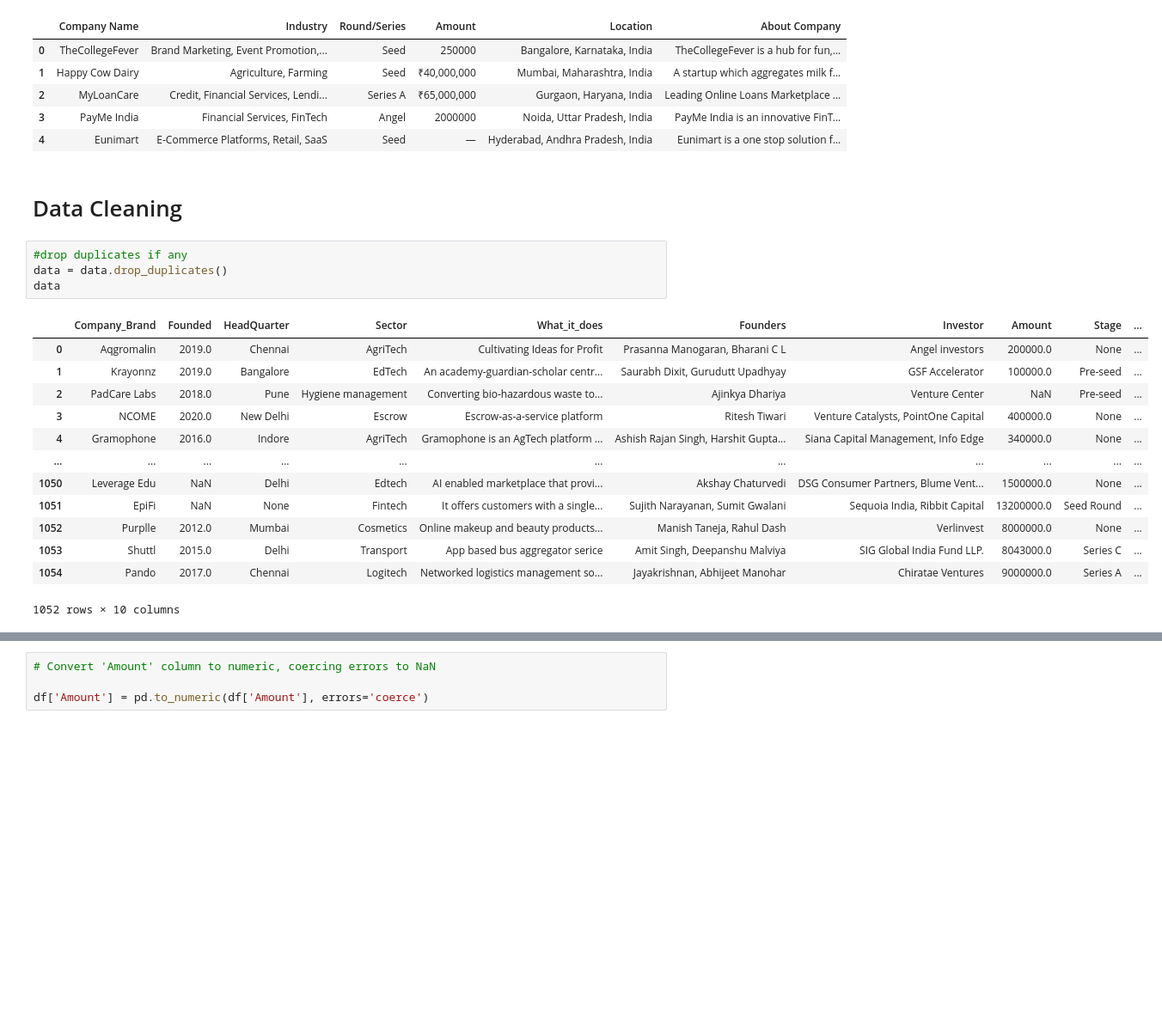
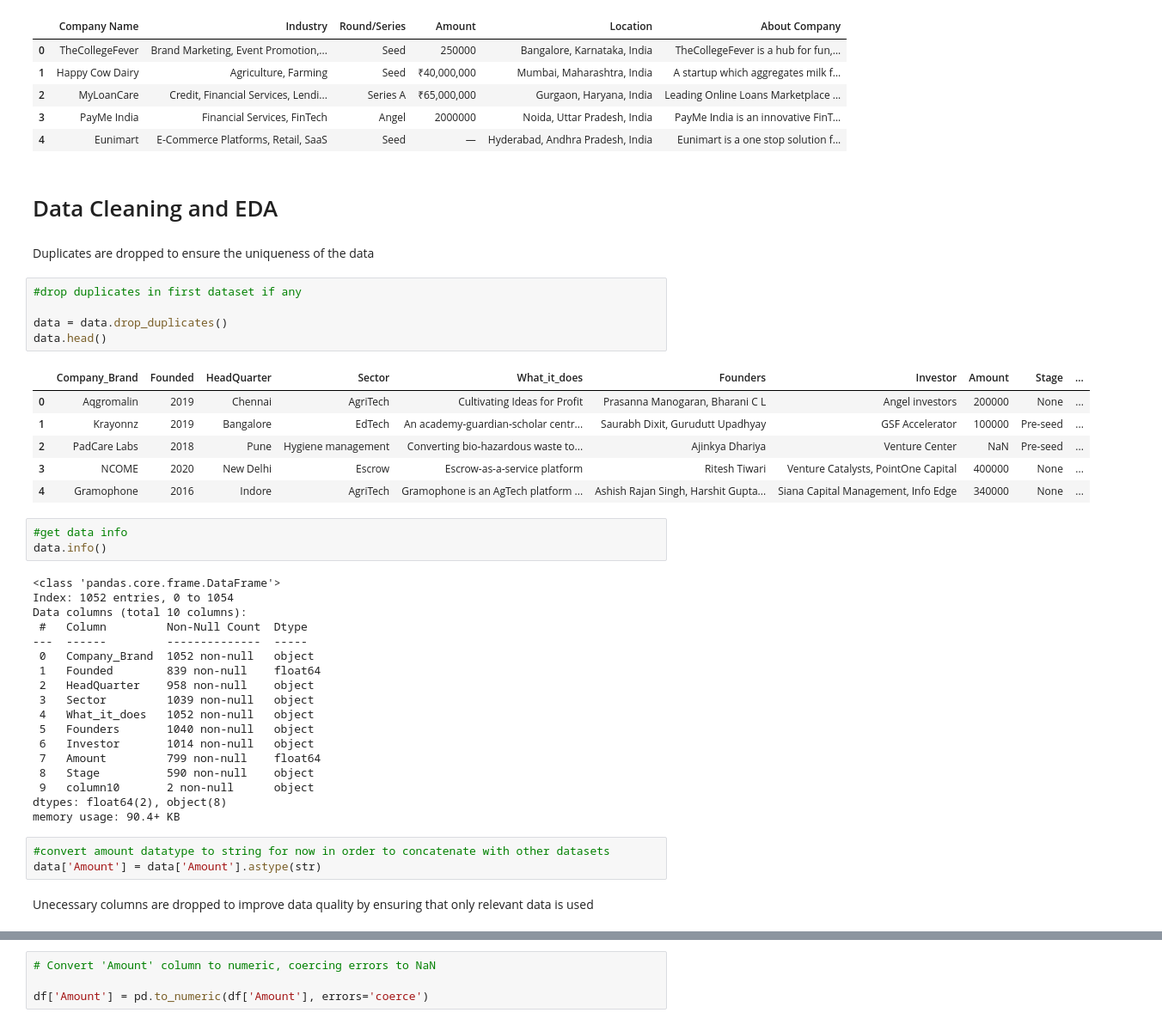
Before and after one commit to aaserwaa/Indian-Startup-Funding-Analysis, a Jupyter notebook: lp-1.ipynb, the cells around one changed output, grey strips where cells are left out. Shown at 86% size. Cells and saved outputs as stored; diff of their text form; blank space fills up the shorter version.

```diff
--- a/lp-1.ipynb
+++ b/lp-1.ipynb
@@ -133,24 +140,46 @@ data3.head()
 | 3 | PayMe India | Financial Services, FinTech | Angel | 2000000 | Noida, Uttar Pradesh, India | PayMe India is an innovative FinT... |
 | 4 | Eunimart | E-Commerce Platforms, Retail, SaaS | Seed | — | Hyderabad, Andhra Pradesh, India | Eunimart is a one stop solution f... |
 # %% [markdown]
-# Data Cleaning
+# Data Cleaning and EDA
+# %% [markdown]
+Duplicates are dropped to ensure the uniqueness of the data
 # %%
-#drop duplicates if any
+#drop duplicates in first dataset if any
+
 data = data.drop_duplicates()
-data
+data.head()
 # %% [output]
 |  | Company_Brand | Founded | HeadQuarter | Sector | What_it_does | Founders | Investor | Amount | Stage | ... |
-| 0 | Aqgromalin | 2019.0 | Chennai | AgriTech | Cultivating Ideas for Profit | Prasanna Manogaran, Bharani C L | Angel investors | 200000.0 | None | ... |
-| 1 | Krayonnz | 2019.0 | Bangalore | EdTech | An academy-guardian-scholar centr... | Saurabh Dixit, Gurudutt Upadhyay | GSF Accelerator | 100000.0 | Pre-seed | ... |
-| 2 | PadCare Labs | 2018.0 | Pune | Hygiene management | Converting bio-hazardous waste to... | Ajinkya Dhariya | Venture Center | NaN | Pre-seed | ... |
-| 3 | NCOME | 2020.0 | New Delhi | Escrow | Escrow-as-a-service platform | Ritesh Tiwari | Venture Catalysts, PointOne Capital | 400000.0 | None | ... |
-| 4 | Gramophone | 2016.0 | Indore | AgriTech | Gramophone is an AgTech platform ... | Ashish Rajan Singh, Harshit Gupta... | Siana Capital Management, Info Edge | 340000.0 | None | ... |
-| ... | ... | ... | ... | ... | ... | ... | ... | ... | ... | ... |
-| 1050 | Leverage Edu | NaN | Delhi | Edtech | AI enabled marketplace that provi... | Akshay Chaturvedi | DSG Consumer Partners, Blume Vent... | 1500000.0 | None | ... |
-| 1051 | EpiFi | NaN | None | Fintech | It offers customers with a single... | Sujith Narayanan, Sumit Gwalani | Sequoia India, Ribbit Capital | 13200000.0 | Seed Round | ... |
-| 1052 | Purplle | 2012.0 | Mumbai | Cosmetics | Online makeup and beauty products... | Manish Taneja, Rahul Dash | Verlinvest | 8000000.0 | None | ... |
-| 1053 | Shuttl | 2015.0 | Delhi | Transport | App based bus aggregator serice | Amit Singh, Deepanshu Malviya | SIG Global India Fund LLP. | 8043000.0 | Series C | ... |
-| 1054 | Pando | 2017.0 | Chennai | Logitech | Networked logistics management so... | Jayakrishnan, Abhijeet Manohar | Chiratae Ventures | 9000000.0 | Series A | ... |
+| 0 | Aqgromalin | 2019 | Chennai | AgriTech | Cultivating Ideas for Profit | Prasanna Manogaran, Bharani C L | Angel investors | 200000 | None | ... |
+| 1 | Krayonnz | 2019 | Bangalore | EdTech | An academy-guardian-scholar centr... | Saurabh Dixit, Gurudutt Upadhyay | GSF Accelerator | 100000 | Pre-seed | ... |
+| 2 | PadCare Labs | 2018 | Pune | Hygiene management | Converting bio-hazardous waste to... | Ajinkya Dhariya | Venture Center | NaN | Pre-seed | ... |
+| 3 | NCOME | 2020 | New Delhi | Escrow | Escrow-as-a-service platform | Ritesh Tiwari | Venture Catalysts, PointOne Capital | 400000 | None | ... |
+| 4 | Gramophone | 2016 | Indore | AgriTech | Gramophone is an AgTech platform ... | Ashish Rajan Singh, Harshit Gupta... | Siana Capital Management, Info Edge | 340000 | None | ... |
-1052 rows × 10 columns
+# %%
+#get data info
+data.info()
+# %% [output]
+<class 'pandas.core.frame.DataFrame'>
+Index: 1052 entries, 0 to 1054
+Data columns (total 10 columns):
+ #   Column         Non-Null Count  Dtype
+---  ------         --------------  -----
+ 0   Company_Brand  1052 non-null   object
+ 1   Founded        839 non-null    float64
+ 2   HeadQuarter    958 non-null    object
+ 3   Sector         1039 non-null   object
+ 4   What_it_does   1052 non-null   object
+ 5   Founders       1040 non-null   object
+ 6   Investor       1014 non-null   object
+ 7   Amount         799 non-null    float64
+ 8   Stage          590 non-null    object
+ 9   column10       2 non-null      object
+dtypes: float64(2), object(8)
+memory usage: 90.4+ KB
+# %%
+#convert amount datatype to string for now in order to concatenate with other datasets
+data['Amount'] = data['Amount'].astype(str)
+# %% [markdown]
+Unecessary columns are dropped to improve data quality by ensuring that only relevant data is used
 # %%
 #drop unnecesary columns ('column10)
```
Also changed, not shown: parts of 130 cells of this notebook, 3 other files.
